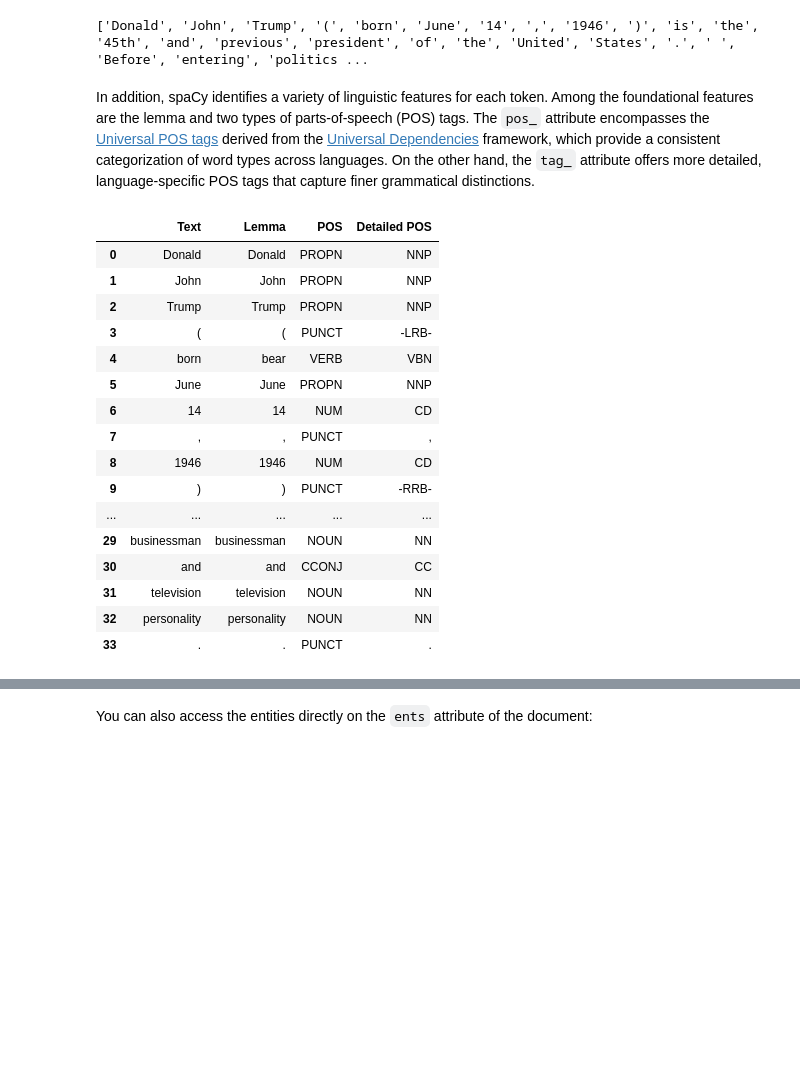
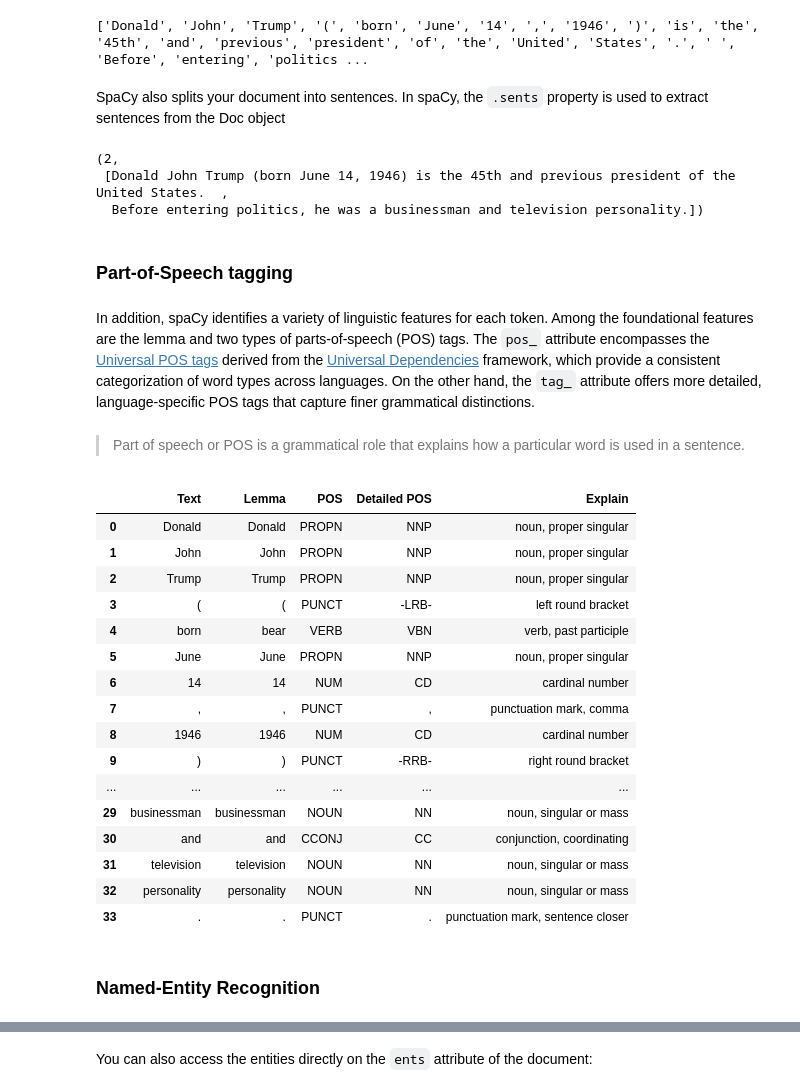
Before and after one commit to phonchi/ModularPython, a Jupyter notebook: NLP-use-pretrained-models.ipynb, the cells around one changed output, grey strips where cells are left out. Drawn from its saved outputs; the diff is of its cells as text; code cells hidden in the pictures; blank space fills up the shorter version.

Commit message:
split into main text and supplementary

```diff
--- a/NLP-use-pretrained-models.ipynb
+++ b/NLP-use-pretrained-models.ipynb
@@ -116,35 +107,50 @@ tokens = [token.text for token in doc_en]
 print(tokens)
 # %% [output]
 ['Donald', 'John', 'Trump', '(', 'born', 'June', '14', ',', '1946', ')', 'is', 'the', '45th', 'and', 'previous', 'president', 'of', 'the', 'United', 'States', '.', ' ', 'Before', 'entering', 'politics ...
+# %% [markdown]
+SpaCy also splits your document into sentences. In spaCy, the `.sents` property is used to extract sentences from the Doc object
+# %%
+sentences = list(doc_en.sents)
+len(sentences), sentences
+# %% [output]
+(2,
+ [Donald John Trump (born June 14, 1946) is the 45th and previous president of the United States.  ,
+  Before entering politics, he was a businessman and television personality.])
+# %% [markdown]
+### Part-of-Speech tagging
 # %% [markdown]
 In addition, spaCy identifies a variety of linguistic features for each token. Among the foundational features are the lemma and two types of parts-of-speech (POS) tags. The `pos_` attribute encompasses the [Universal POS tags](https://universaldependencies.org/u/pos/) derived from the [Universal Dependencies](https://universaldependencies.org/) framework, which provide a consistent categorization of word types across languages. On the other hand, the `tag_` attribute offers more detailed, language-specific POS tags that capture finer grammatical distinctions.
+# %% [markdown]
+> Part of speech or POS is a grammatical role that explains how a particular word is used in a sentence.
 # %%
 # orthographic representation, lemma, coarse-grained part-of-speech (pos_), and fine-grained part-of-speech (tag_).
 features = [
-    {'Text': token.orth_, 'Lemma': token.lemma_, 'POS': token.pos_, 'Detailed POS': token.tag_}
+    {'Text': token.orth_, 'Lemma': token.lemma_, 'POS': token.pos_, 'Detailed POS': token.tag_, 'Explain': spacy.explain(token.tag_)}
     for token in doc_en
 ]
 
 df_features = pd.DataFrame(features)
 df_features
 # %% [output]
-|  | Text | Lemma | POS | Detailed POS |
-| 0 | Donald | Donald | PROPN | NNP |
-| 1 | John | John | PROPN | NNP |
-| 2 | Trump | Trump | PROPN | NNP |
-| 3 | ( | ( | PUNCT | -LRB- |
-| 4 | born | bear | VERB | VBN |
-| 5 | June | June | PROPN | NNP |
-| 6 | 14 | 14 | NUM | CD |
-| 7 | , | , | PUNCT | , |
-| 8 | 1946 | 1946 | NUM | CD |
-| 9 | ) | ) | PUNCT | -RRB- |
-| ... | ... | ... | ... | ... |
-| 29 | businessman | businessman | NOUN | NN |
-| 30 | and | and | CCONJ | CC |
-| 31 | television | television | NOUN | NN |
-| 32 | personality | personality | NOUN | NN |
-| 33 | . | . | PUNCT | . |
+|  | Text | Lemma | POS | Detailed POS | Explain |
+| 0 | Donald | Donald | PROPN | NNP | noun, proper singular |
+| 1 | John | John | PROPN | NNP | noun, proper singular |
+| 2 | Trump | Trump | PROPN | NNP | noun, proper singular |
+| 3 | ( | ( | PUNCT | -LRB- | left round bracket |
+| 4 | born | bear | VERB | VBN | verb, past participle |
+| 5 | June | June | PROPN | NNP | noun, proper singular |
+| 6 | 14 | 14 | NUM | CD | cardinal number |
+| 7 | , | , | PUNCT | , | punctuation mark, comma |
+| 8 | 1946 | 1946 | NUM | CD | cardinal number |
+| 9 | ) | ) | PUNCT | -RRB- | right round bracket |
+| ... | ... | ... | ... | ... | ... |
+| 29 | businessman | businessman | NOUN | NN | noun, singular or mass |
+| 30 | and | and | CCONJ | CC | conjunction, coordinating |
+| 31 | television | television | NOUN | NN | noun, singular or mass |
+| 32 | personality | personality | NOUN | NN | noun, singular or mass |
+| 33 | . | . | PUNCT | . | punctuation mark, sentence closer |
+# %% [markdown]
+### Named-Entity Recognition
 # %% [markdown]
 Next, spaCy includes pre-trained models for named entity recognition (NER). The outcomes of these models are reflected in the `ent_iob_` and `ent_type` attributes. The `ent_type` attribute specifies the category of entity identified by the model, such as a person, date, ordinal number, or geopolitical entity (GPE). For instance, in English models adhering to the [OntoNotes standard](https://catalog.ldc.upenn.edu/docs/LDC2013T19/OntoNotes-Release-5.0.pdf), "Donald John Trump" is recognized as a person, "June 14, 1946" as a date, "45th" as an ordinal number, and "the United States" as a GPE.
 
```
Also changed, not shown: parts of 20 cells of this notebook, 4 other files.
